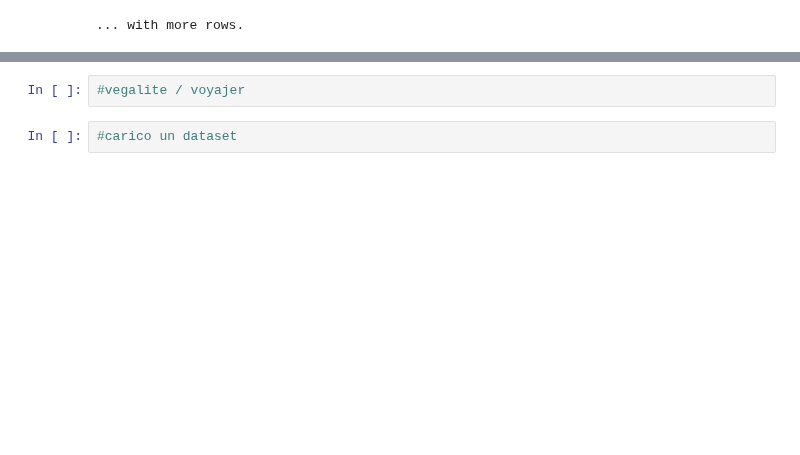
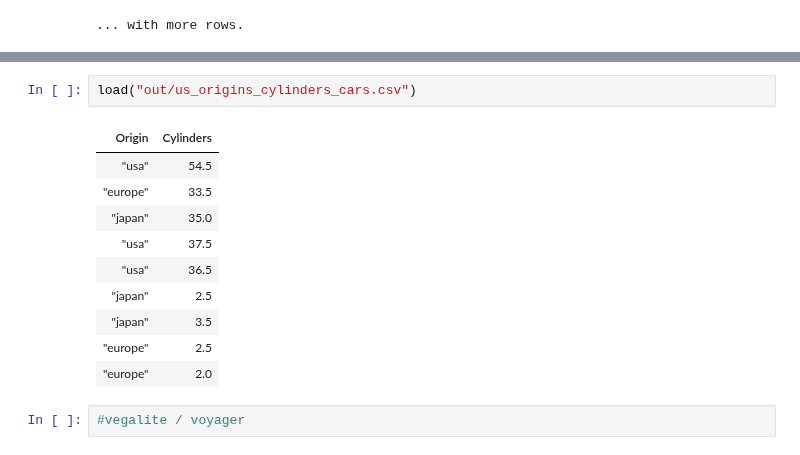
Before and after one commit to sfacca/stage-Machine-learning, a Jupyter notebook: notebook/appunti/queryverse jl.ipynb, the cells around one changed output, grey strips where cells are left out. Cells and saved outputs as stored; diff of their text form; blank space fills up the shorter version.

```diff
--- a/notebook/appunti/queryverse jl.ipynb
+++ b/notebook/appunti/queryverse jl.ipynb
@@ -70,4 +86,15 @@ cars |> @filter (_.Origin=="USA")
+# %%
+load("out/us_origins_cylinders_cars.csv")
+# %% [output]
+| Origin | Cylinders |
+| "usa" | 54.5 |
+| "europe" | 33.5 |
+| "japan" | 35.0 |
+| "usa" | 37.5 |
+| "usa" | 36.5 |
+| "japan" | 2.5 |
+| "japan" | 3.5 |
+| "europe" | 2.5 |
+| "europe" | 2.0 |
 # %%
-#vegalite / voyajer
+#vegalite / voyager
-# %%
-#carico un dataset
```
Also changed, not shown: parts of 7 cells of this notebook, 3 other files.
